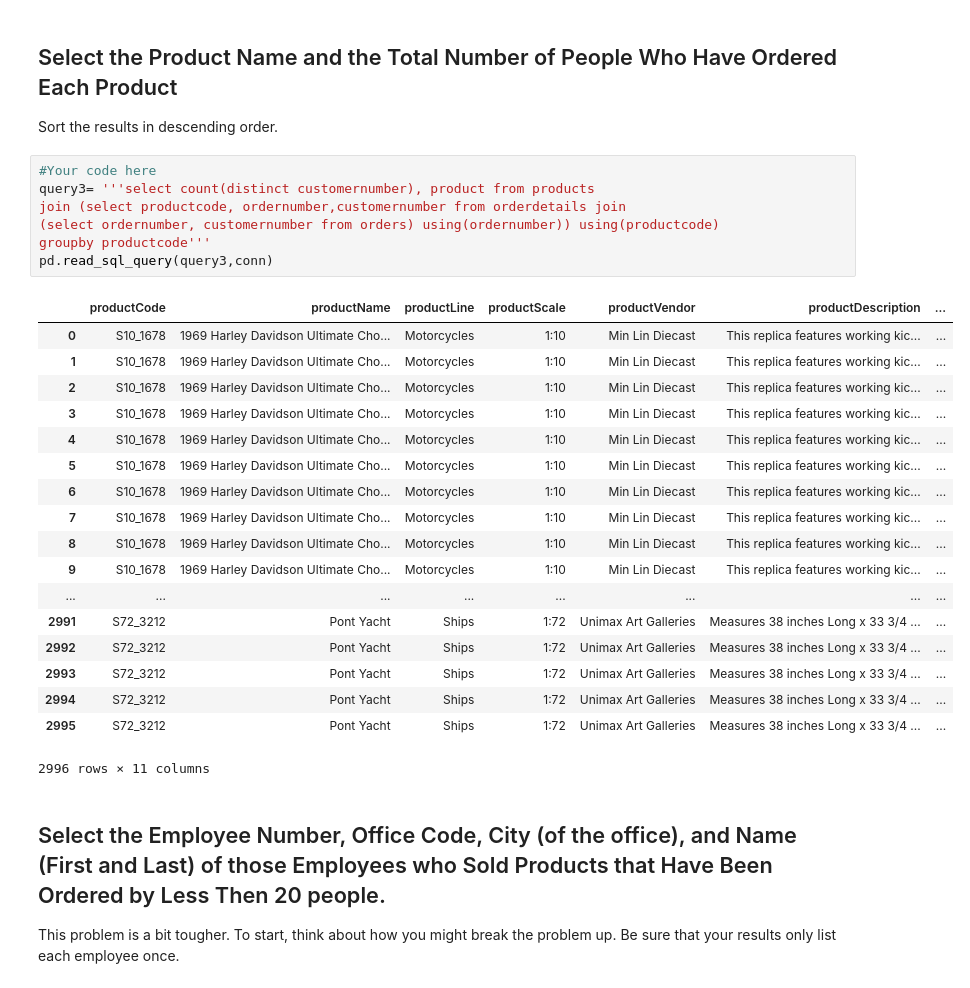
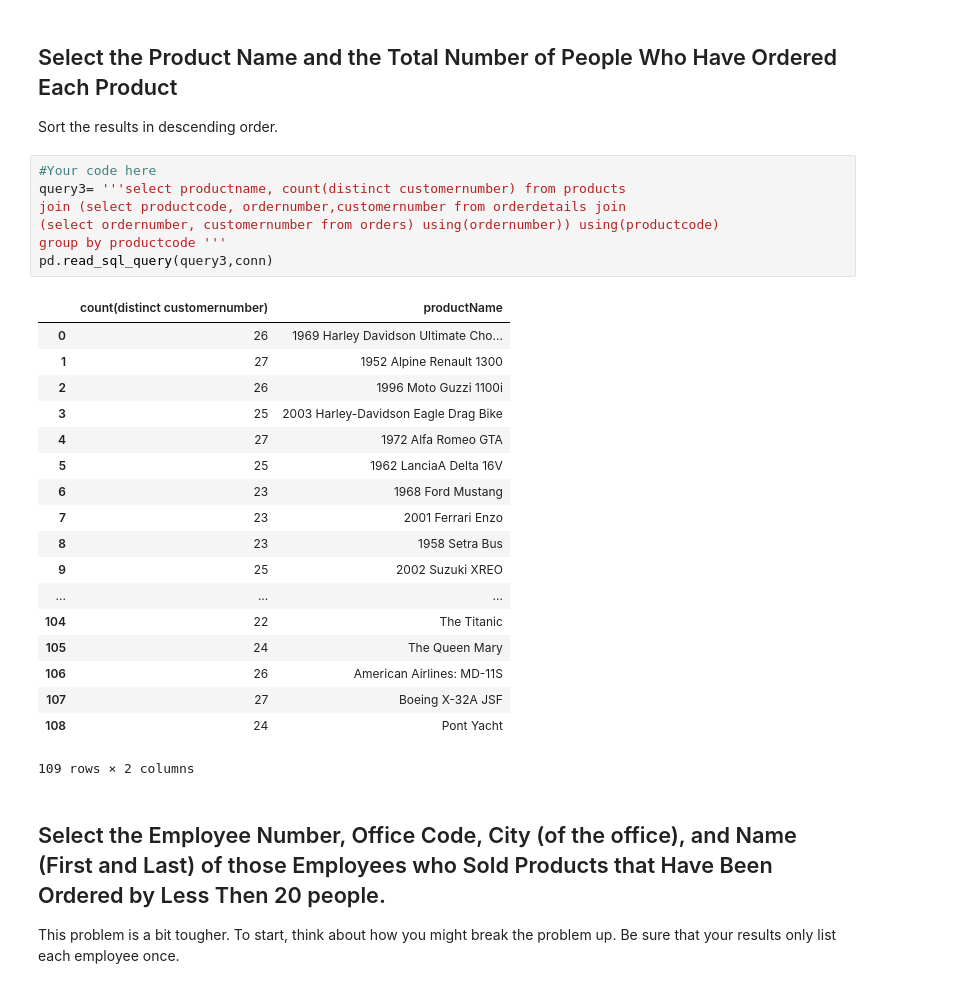
Before and after one commit to powergascan/dsc-sql-subqueries-lab-dc-ds-071519, a Jupyter notebook: index.ipynb, the cells around one changed output. Cells and saved outputs as stored; diff of their text form.

```diff
--- a/index.ipynb
+++ b/index.ipynb
@@ -88,30 +88,30 @@ pd.read_sql_query(query2,conn)
 Sort the results in descending order.
 # %%
 #Your code here
-query3= '''select count(distinct customernumber), product from products
+query3= '''select productname, count(distinct customernumber) from products
 join (select productcode, ordernumber,customernumber from orderdetails join
 (select ordernumber, customernumber from orders) using(ordernumber)) using(productcode)
-groupby productcode'''
+group by productcode '''
 pd.read_sql_query(query3,conn)
 # %% [output]
-|  | productCode | productName | productLine | productScale | productVendor | productDescription | ... |
-| 0 | S10_1678 | 1969 Harley Davidson Ultimate Cho... | Motorcycles | 1:10 | Min Lin Diecast | This replica features working kic... | ... |
-| 1 | S10_1678 | 1969 Harley Davidson Ultimate Cho... | Motorcycles | 1:10 | Min Lin Diecast | This replica features working kic... | ... |
-| 2 | S10_1678 | 1969 Harley Davidson Ultimate Cho... | Motorcycles | 1:10 | Min Lin Diecast | This replica features working kic... | ... |
-| 3 | S10_1678 | 1969 Harley Davidson Ultimate Cho... | Motorcycles | 1:10 | Min Lin Diecast | This replica features working kic... | ... |
-| 4 | S10_1678 | 1969 Harley Davidson Ultimate Cho... | Motorcycles | 1:10 | Min Lin Diecast | This replica features working kic... | ... |
-| 5 | S10_1678 | 1969 Harley Davidson Ultimate Cho... | Motorcycles | 1:10 | Min Lin Diecast | This replica features working kic... | ... |
-| 6 | S10_1678 | 1969 Harley Davidson Ultimate Cho... | Motorcycles | 1:10 | Min Lin Diecast | This replica features working kic... | ... |
-| 7 | S10_1678 | 1969 Harley Davidson Ultimate Cho... | Motorcycles | 1:10 | Min Lin Diecast | This replica features working kic... | ... |
-| 8 | S10_1678 | 1969 Harley Davidson Ultimate Cho... | Motorcycles | 1:10 | Min Lin Diecast | This replica features working kic... | ... |
-| 9 | S10_1678 | 1969 Harley Davidson Ultimate Cho... | Motorcycles | 1:10 | Min Lin Diecast | This replica features working kic... | ... |
-| ... | ... | ... | ... | ... | ... | ... | ... |
-| 2991 | S72_3212 | Pont Yacht | Ships | 1:72 | Unimax Art Galleries | Measures 38 inches Long x 33 3/4 ... | ... |
-| 2992 | S72_3212 | Pont Yacht | Ships | 1:72 | Unimax Art Galleries | Measures 38 inches Long x 33 3/4 ... | ... |
-| 2993 | S72_3212 | Pont Yacht | Ships | 1:72 | Unimax Art Galleries | Measures 38 inches Long x 33 3/4 ... | ... |
-| 2994 | S72_3212 | Pont Yacht | Ships | 1:72 | Unimax Art Galleries | Measures 38 inches Long x 33 3/4 ... | ... |
-| 2995 | S72_3212 | Pont Yacht | Ships | 1:72 | Unimax Art Galleries | Measures 38 inches Long x 33 3/4 ... | ... |
+|  | count(distinct customernumber) | productName |
+| 0 | 26 | 1969 Harley Davidson Ultimate Cho... |
+| 1 | 27 | 1952 Alpine Renault 1300 |
+| 2 | 26 | 1996 Moto Guzzi 1100i |
+| 3 | 25 | 2003 Harley-Davidson Eagle Drag Bike |
+| 4 | 27 | 1972 Alfa Romeo GTA |
+| 5 | 25 | 1962 LanciaA Delta 16V |
+| 6 | 23 | 1968 Ford Mustang |
+| 7 | 23 | 2001 Ferrari Enzo |
+| 8 | 23 | 1958 Setra Bus |
+| 9 | 25 | 2002 Suzuki XREO |
+| ... | ... | ... |
+| 104 | 22 | The Titanic |
+| 105 | 24 | The Queen Mary |
+| 106 | 26 | American Airlines: MD-11S |
+| 107 | 27 | Boeing X-32A JSF |
+| 108 | 24 | Pont Yacht |
-2996 rows × 11 columns
+109 rows × 2 columns
 # %% [markdown]
 ## Select the Employee Number, Office Code, City (of the office), and Name (First and Last) of those Employees who Sold Products that Have Been Ordered by Less Then 20 people.
 
```
